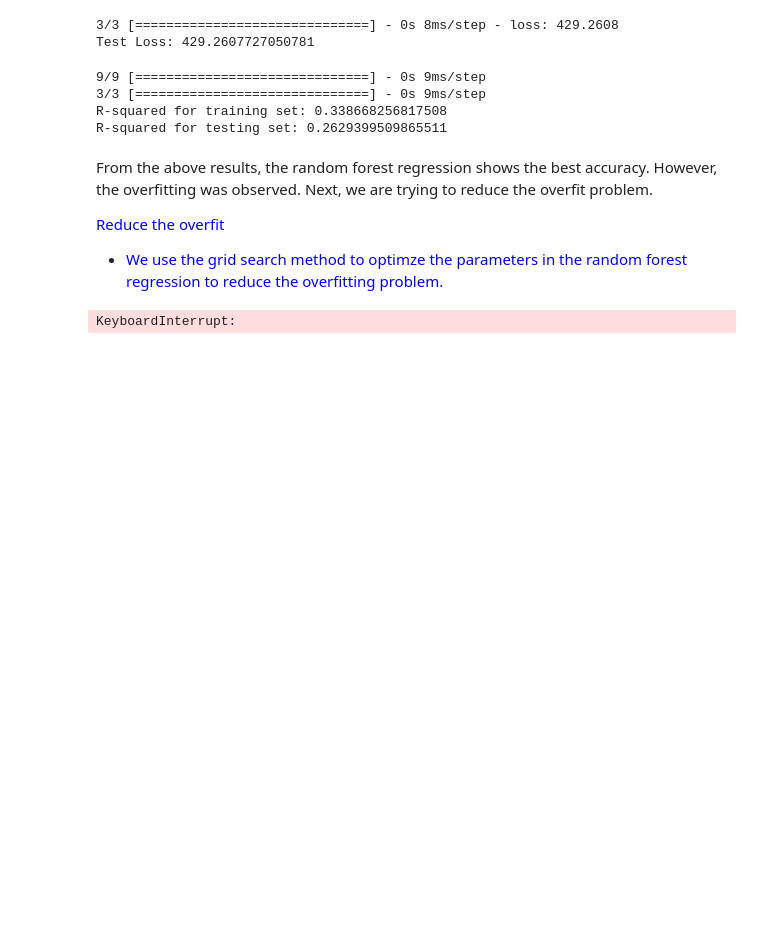
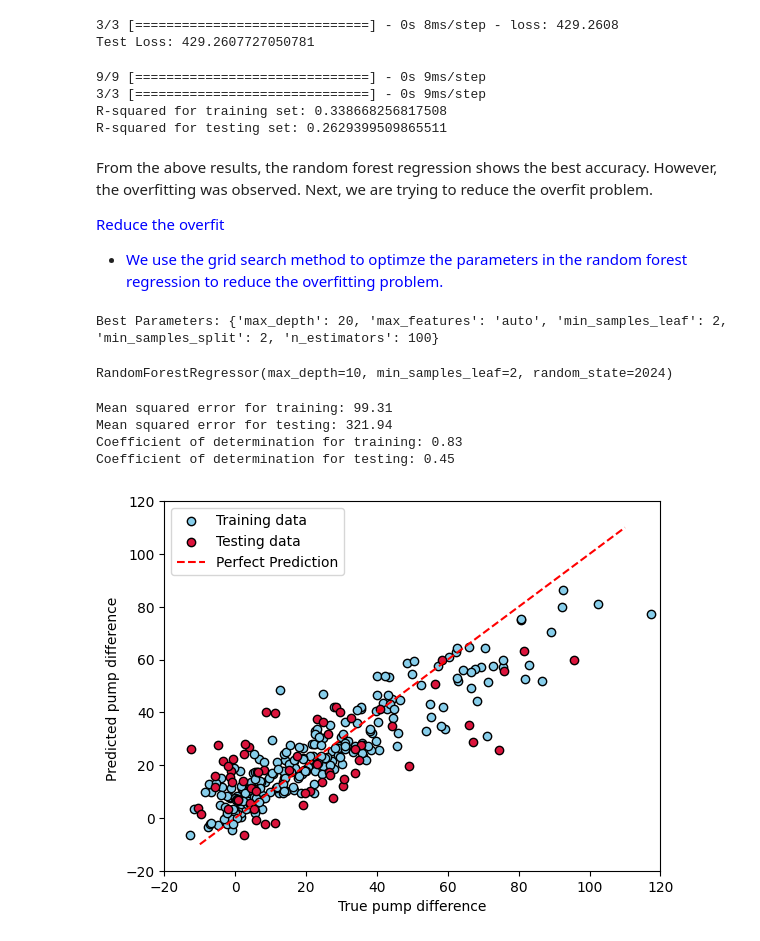
Before and after one commit to HJJJJX/GEO_Practice, a Jupyter notebook: Project.ipynb, the cells around one changed output. Drawn from its saved outputs; the diff is of its cells as text; code cells hidden in the pictures; blank space fills up the shorter version.

```diff
--- a/Project.ipynb
+++ b/Project.ipynb
@@ -40,7 +45,7 @@ from sklearn.model_selection import GridSearchCV
 import pandas as pd
 
 # URL of the raw CSV file on GitHub
-url = "https://raw.githubusercontent.com/UT-GEOML/Code-Catalysts/main/Project/Well_Information.csv?token=GHSAT0AAAAAACM6VQMM4LKKJMXAFGDS6NZSZRQJMHA"
+url = "https://raw.githubusercontent.com/UT-GEOML/Code-Catalysts/main/Project/Well_Information.csv?token=GHSAT0AAAAAACM6VQMNICL5TUFQXJCXGO4QZRQLYHA"
 
 # Read the CSV file into a DataFrame
 df = pd.read_csv(url)
@@ -720,4 +725,43 @@ print("Best Parameters:", best_params)
 # Get the best model
 best_rf_model = grid_search.best_estimator_
 # %% [output]
-KeyboardInterrupt:
+Best Parameters: {'max_depth': 20, 'max_features': 'auto', 'min_samples_leaf': 2, 'min_samples_split': 2, 'n_estimators': 100}
+# %%
+# Create a Random Forest Regression model with optimal parameters
+rf_regressor = RandomForestRegressor(max_depth = 10, min_samples_leaf=2, random_state=2024)
+
+# Fit the model to the training data
+rf_regressor.fit(X_train, y_train)
+# %% [output]
+RandomForestRegressor(max_depth=10, min_samples_leaf=2, random_state=2024)
+# %%
+# Evaluate the model's performance
+y_pred = rf_regressor.predict(X_test)
+y_train_pred = rf_regressor.predict(X_train)
+
+# The mean squared error
+print("Mean squared error for training: %.2f" % mean_squared_error(y_train, y_train_pred))
+# The mean squared error
+print("Mean squared error for testing: %.2f" % mean_squared_error(y_test, y_pred))
+# The coefficient of determination: 1 is perfect prediction
+print("Coefficient of determination for training: %.2f" % r2_score(y_train, y_train_pred))
+# The coefficient of determination: 1 is perfect prediction
+print("Coefficient of determination for testing: %.2f" % r2_score(y_test, y_pred))
+# %% [output]
+Mean squared error for training: 99.31
+Mean squared error for testing: 321.94
+Coefficient of determination for training: 0.83
+Coefficient of determination for testing: 0.45
+# %%
+plt.scatter(y_train,y_train_pred,color='skyblue',edgecolor="black",label='Training data')
+plt.scatter(y_test,y_pred,color='crimson',edgecolor="black",label='Testing data')
+plt.xlabel("True pump difference");plt.ylabel("Predicted pump difference ")
+x_= np.linspace(-10,110,100);y_= x_;
+plt.plot(x_,y_,color='red', linestyle='--', label= 'Perfect Prediction')
+plt.legend(loc='best')
+plt.xlim([-20,120])
+plt.ylim([-20,120])
+#plt.subplots_adjust(left=0.0, bottom=0.0, right=1.5, top=1, wspace=0.2, hspace=0.3);
+plt.show()
+# %% [output]
+[figure, added]
```
Also changed, not shown: parts of 1 cell of this notebook.
